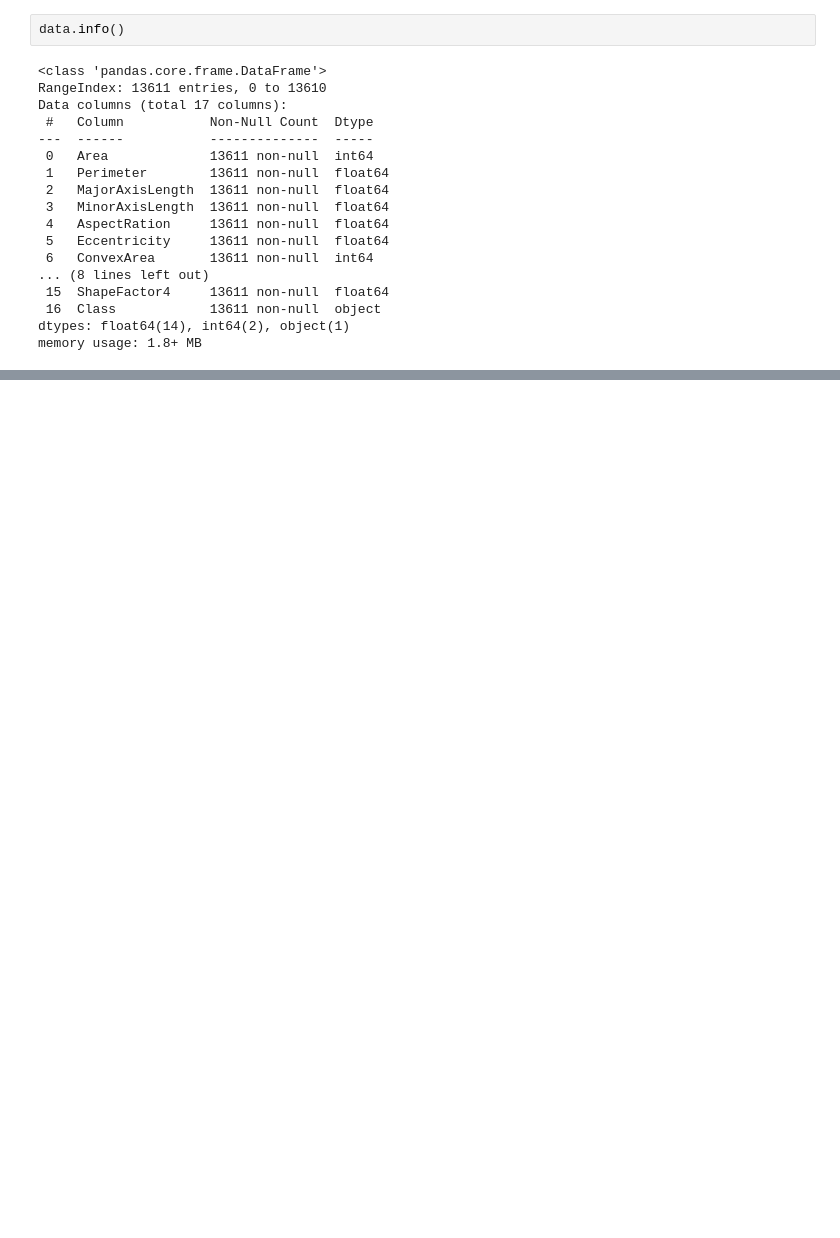
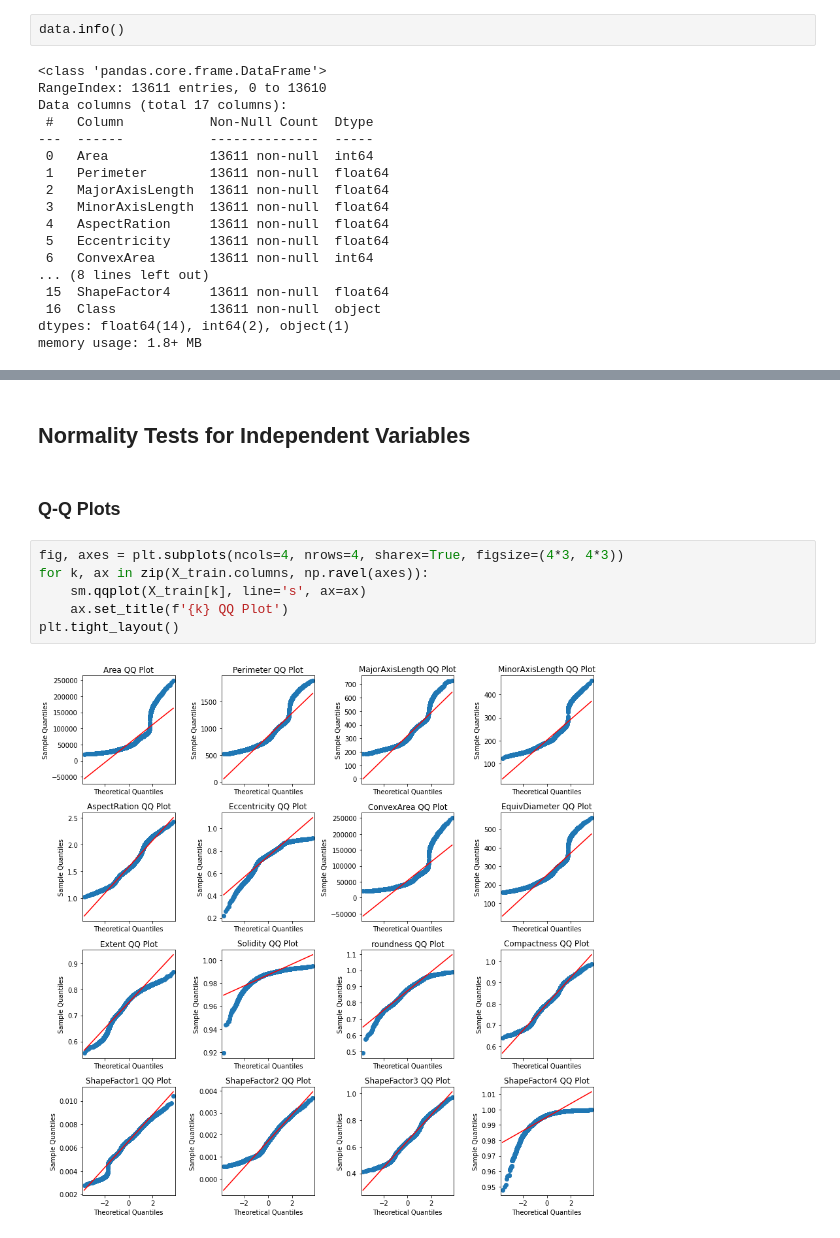
Before and after one commit to tlchampion/drybeans, a Jupyter notebook: notebooks/db_eda.ipynb, the cells around one changed output, grey strips where cells are left out. Cells and saved outputs as stored; diff of their text form; blank space fills up the shorter version.

```diff
--- a/notebooks/db_eda.ipynb
+++ b/notebooks/db_eda.ipynb
@@ -173,0 +268,12 @@ plt.show()
+# %% [markdown]
+## Normality Tests for Independent Variables
+# %% [markdown]
+### Q-Q Plots
+# %%
+fig, axes = plt.subplots(ncols=4, nrows=4, sharex=True, figsize=(4*3, 4*3))
+for k, ax in zip(X_train.columns, np.ravel(axes)):
+    sm.qqplot(X_train[k], line='s', ax=ax)
+    ax.set_title(f'{k} QQ Plot')
+plt.tight_layout()
+# %% [output]
+[figure, added]
```
Also changed, not shown: parts of 36 cells of this notebook.
